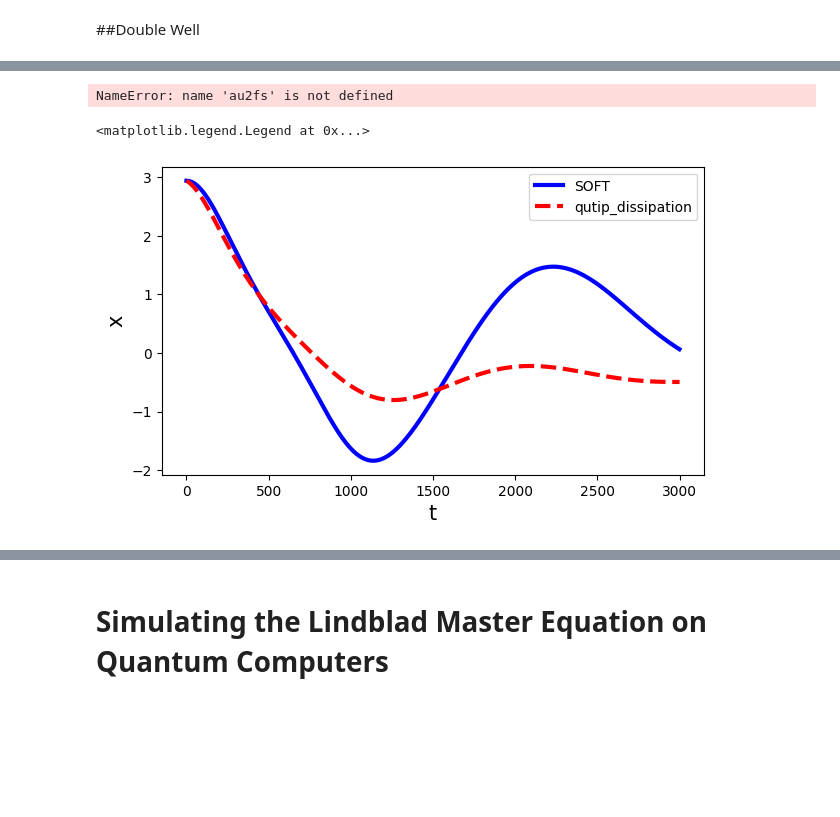
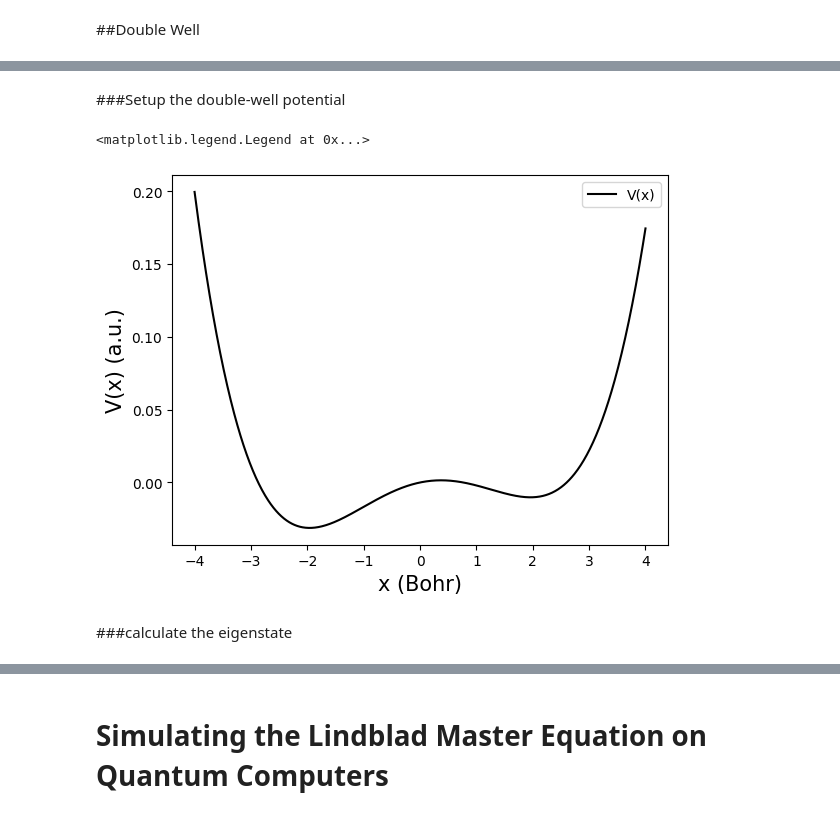
Before and after one commit to CQDMQD/Quantum-Dynamics-Tutorials, a Jupyter notebook: Part_II_OpenSystem.ipynb, the cells around one changed output, grey strips where cells are left out. Cells and saved outputs as stored; diff of their text form; code cells hidden in the pictures; blank space fills up the shorter version.

```diff
--- a/Part_II_OpenSystem.ipynb
+++ b/Part_II_OpenSystem.ipynb
@@ -829,15 +284,39 @@ plt.legend(loc = 'upper right')
-# %%
-3000*au2fs
-# %% [output]
-NameError: name 'au2fs' is not defined
-# %%
-plt.figure(figsize=(7,4))
-plt.plot(np.linspace(0,dt*(3000-1),3000),xave_arr[:],'b-',linewidth=3.0,label = 'SOFT')
-#plt.plot(time_arr_no,result_no.expect[0][:],'b-',linewidth=3.0,label = 'qutip_Liouville')
-plt.plot(time_arr,result.expect[0][:],'r--',linewidth=3.0,label = 'qutip_dissipation')
-plt.xlabel('t',fontsize=15)
-plt.ylabel('x',fontsize=15)
-plt.legend(loc = 'upper right')
-# %% [output]
-<matplotlib.legend.Legend at 0x...>
-[figure, removed]
+# %% [markdown]
+###Setup the double-well potential
+# %%
+def pot_doublewell(x, f=0.0367493, a0=0.0, a1=0.429, a2=-1.126, a3=-0.143, a4=0.563):
+    # A-T pair double-well potential in Hartrees (x is in Bohr)
+    xi = x/1.9592
+    return f*(a0 + a1*xi + a2*xi**2 + a3*xi**3 + a4*xi**4)
+# %%
+#some parameter to convert the units
+au2fs   = 2.418884254E-2
+au2cm   = 219474.63068
+au2joule = 4.35974381E-18
+bolz   = 1.3806503E-23
+au2ev   = 27.2114
+hbar = 1.0
+
+mass0 = 1836.15
+beta = au2joule/(bolz*300)
+omega = 0.00436 #the frequency associate with the right well
+kappa = 1/(10/au2fs)
+nth = 1/(np.exp(beta*omega)-1) #0.010264683592287289
+
+#set up the grid point
+xmin = -4.0
+xmax = 4.0
+ndvr = 1024
+xgrid = np.linspace(xmin,xmax,ndvr)
+
+pot_arr = pot_doublewell(xgrid)
+# %%
+plt.plot(xgrid,pot_arr,'k', label = "V(x)")
+plt.xlabel('x (Bohr)',fontsize=15)
+plt.ylabel('V(x) (a.u.)',fontsize=15)
+plt.legend(loc = 'upper right')
+# %% [output]
+<matplotlib.legend.Legend at 0x...>
+[figure, added]
+# %% [markdown]
+###calculate the eigenstate
```
Also changed, not shown: parts of 80 cells of this notebook.
